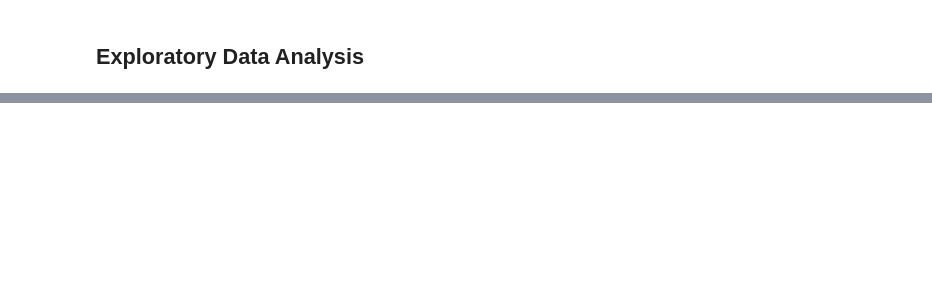
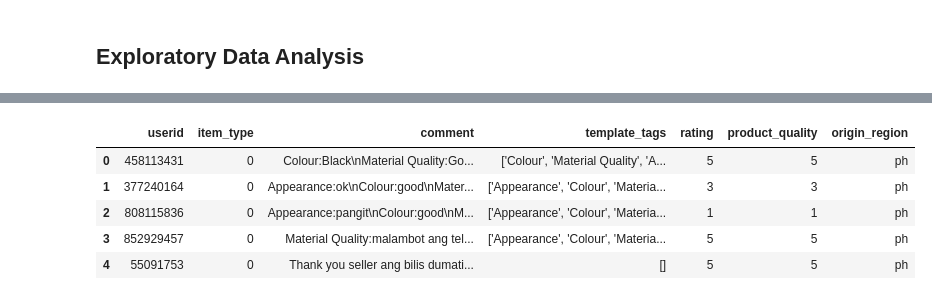
Before and after one commit to scaredmeow/nlp-thesis-xlnet-tagalog, a Jupyter notebook: notebooks/data-preprocess.ipynb, the cells around one changed output, grey strips where cells are left out. Drawn from its saved outputs; the diff is of its cells as text; code cells hidden in the pictures; blank space fills up the shorter version.

```diff
--- a/notebooks/data-preprocess.ipynb
+++ b/notebooks/data-preprocess.ipynb
@@ -27,0 +36,7 @@ report.show_browser()
+# %%
+df.drop_duplicates(inplace=True)
+df.dropna(subset=['comment'], inplace=True)
+df.dropna(subset=['template_tags'], inplace=True)
+
+df['ctime'] = pd.to_datetime(df['ctime'], unit='s')
+df.info()
@@ -27,0 +61,10 @@ report.show_browser()
+# %%
+dataset = df[["userid","item_type","comment","template_tags","rating","product_quality","origin_region"]]
+dataset.head(5)
+# %% [output]
+|  | userid | item_type | comment | template_tags | rating | product_quality | origin_region |
+| 0 | 458113431 | 0 | Colour:Black\nMaterial Quality:Go... | ['Colour', 'Material Quality', 'A... | 5 | 5 | ph |
+| 1 | 377240164 | 0 | Appearance:ok\nColour:good\nMater... | ['Appearance', 'Colour', 'Materia... | 3 | 3 | ph |
+| 2 | 808115836 | 0 | Appearance:pangit\nColour:good\nM... | ['Appearance', 'Colour', 'Materia... | 1 | 1 | ph |
+| 3 | 852929457 | 0 | Material Quality:malambot ang tel... | ['Appearance', 'Colour', 'Materia... | 5 | 5 | ph |
+| 4 | 55091753 | 0 | Thank you seller ang bilis dumati... | [] | 5 | 5 | ph |
```
Also changed, not shown: parts of 18 cells of this notebook.
